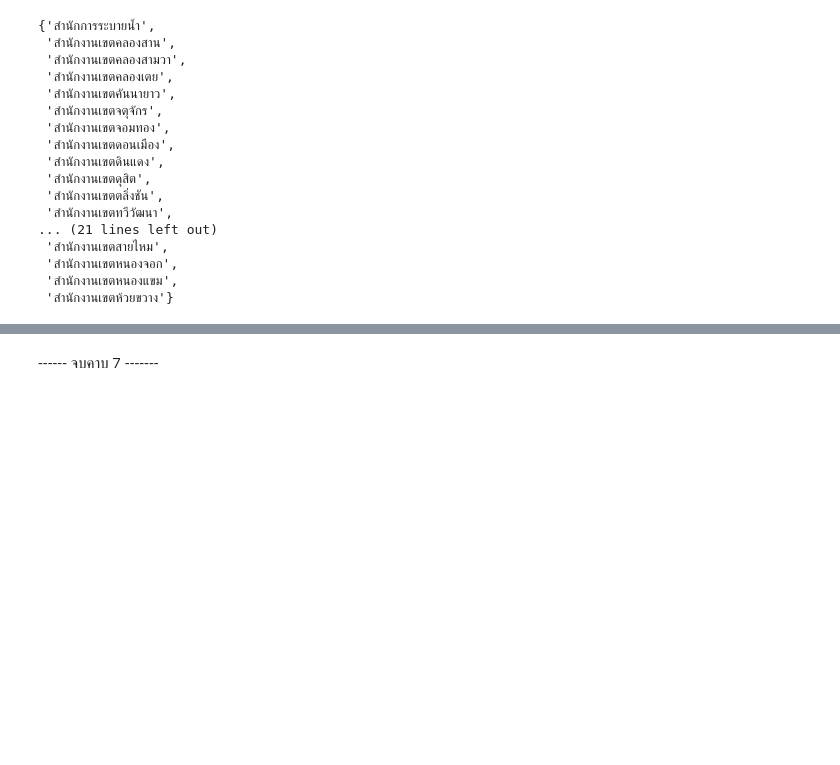
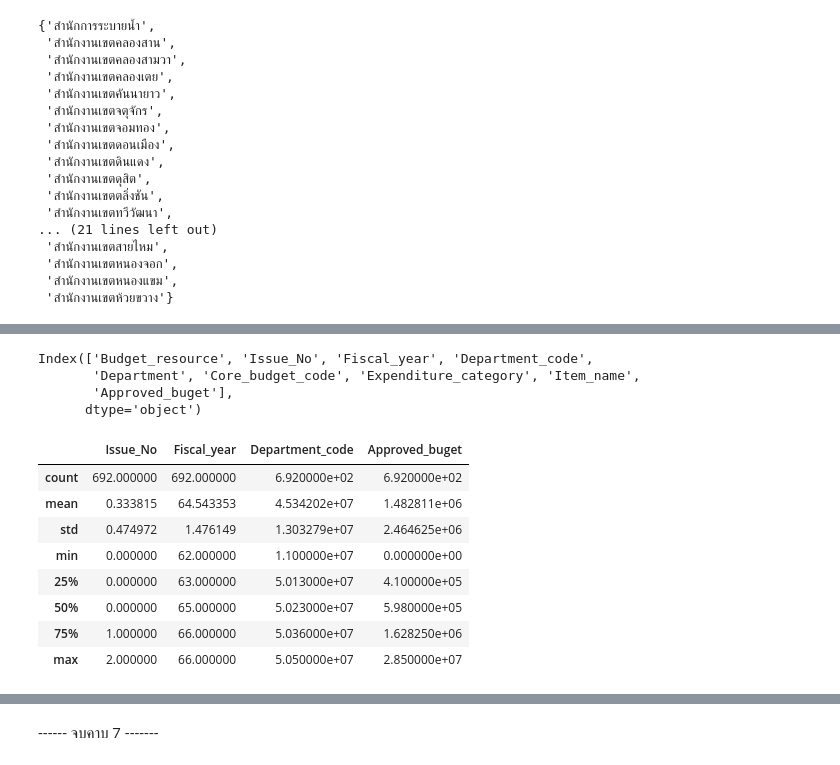
Before and after one commit to Ratchanontt/python_dataviz2023, a Jupyter notebook: Pandas101.ipynb, the cells around one changed output, grey strips where cells are left out. Drawn from its saved outputs; the diff is of its cells as text; code cells hidden in the pictures; blank space fills up the shorter version.

```diff
--- a/Pandas101.ipynb
+++ b/Pandas101.ipynb
@@ -1055,0 +1078,19 @@ set(data1['Department'])
+# %%
+data1.columns
+# %% [output]
+Index(['Budget_resource', 'Issue_No', 'Fiscal_year', 'Department_code',
+       'Department', 'Core_budget_code', 'Expenditure_category', 'Item_name',
+       'Approved_buget'],
+      dtype='object')
+# %%
+data1.describe()
+# %% [output]
+|  | Issue_No | Fiscal_year | Department_code | Approved_buget |
+| count | 692.000000 | 692.000000 | 6.920000e+02 | 6.920000e+02 |
+| mean | 0.333815 | 64.543353 | 4.534202e+07 | 1.482811e+06 |
+| std | 0.474972 | 1.476149 | 1.303279e+07 | 2.464625e+06 |
+| min | 0.000000 | 62.000000 | 1.100000e+07 | 0.000000e+00 |
+| 25% | 0.000000 | 63.000000 | 5.013000e+07 | 4.100000e+05 |
+| 50% | 0.000000 | 65.000000 | 5.023000e+07 | 5.980000e+05 |
+| 75% | 1.000000 | 66.000000 | 5.036000e+07 | 1.628250e+06 |
+| max | 2.000000 | 66.000000 | 5.050000e+07 | 2.850000e+07 |
```
Also changed, not shown: parts of 16 cells of this notebook.
